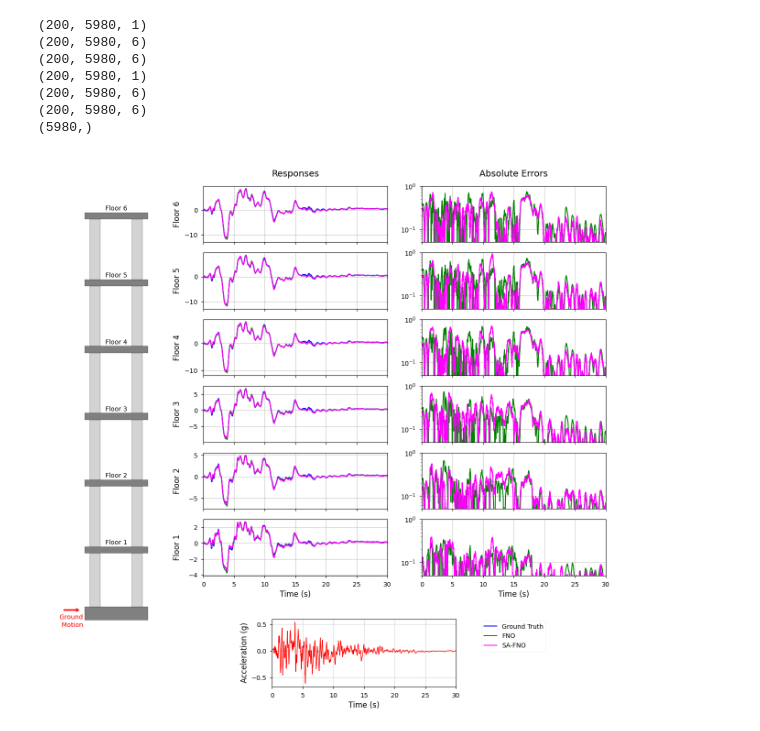
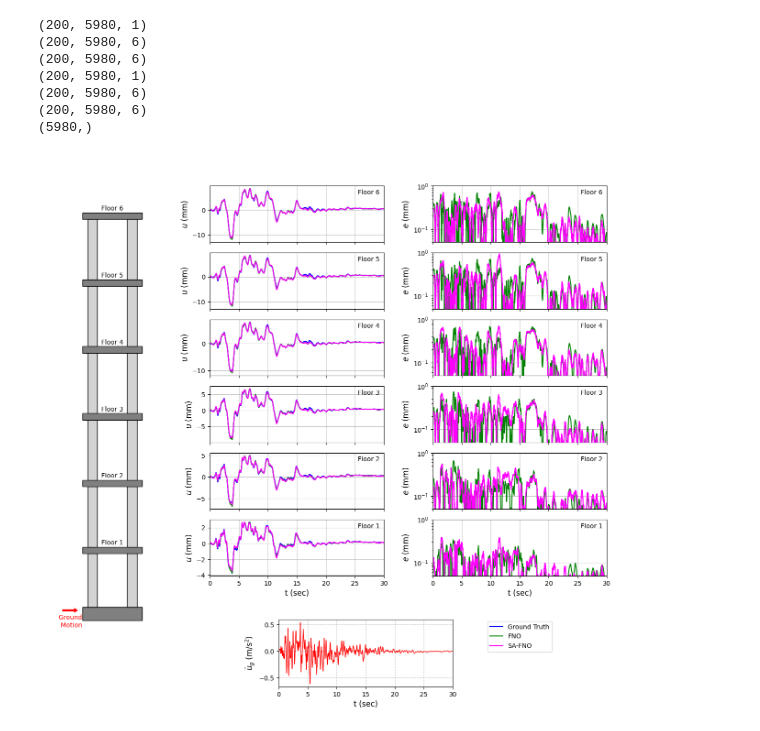
Before and after one commit to Centrum-IntelliPhysics/Neural-Operators-for-Natural-Hazards, a Jupyter notebook: earthquake/plotting_fno_safno.ipynb, the cells around one changed output. Cells and saved outputs as stored; diff of their text form; code cells hidden in the pictures.

```diff
--- a/earthquake/plotting_fno_safno.ipynb
+++ b/earthquake/plotting_fno_safno.ipynb
@@ -34,19 +34,17 @@ import numpy as np
 import matplotlib.pyplot as plt
 from matplotlib.patches import Rectangle, Arrow
 from matplotlib.gridspec import GridSpec
-import sys
 
 t = time
-sam_num = 40 #100
-input_data = input_fno[sam_num,:]
+sam_num = 40  # 100
+input_data = input_fno[sam_num, :]
 
-y_test = target_fno[sam_num,:,:].T
-y_pred_solver1 = prediction_fno[sam_num,:,:].T # FNO
-y_pred_solver2 = prediction_sa_fno[sam_num,:,:].T # SA-FNO
+y_test = target_fno[sam_num, :, :].T
+y_pred_solver1 = prediction_fno[sam_num, :, :].T  # FNO
+y_pred_solver2 = prediction_sa_fno[sam_num, :, :].T  # SA-FNO
 y_solver1_error = np.abs(y_pred_solver1 - y_test)
 y_solver2_error = np.abs(y_pred_solver2 - y_test)
 
-plt.style.use('seaborn-v0_8-paper')
 plt.rcParams.update({
     'font.size': 10,
     'axes.labelsize': 12,
@@ -62,8 +60,7 @@ fig = plt.figure(constrained_layout=False)
 gs = GridSpec(8, 3, width_ratios=[0.8, 1, 1],
               height_ratios=[0.3, 1, 1, 1, 1, 1, 1, 1.2],
               figure=fig)
-# Set tight spacing between subplots
-gs.update(hspace=0.2, wspace=0.2)
+gs.update(hspace=0.2, wspace=0.3)
 
 # Draw building structure
 ax_building = fig.add_subplot(gs[1:, 0])  # Adjusted to account for header row
@@ -72,7 +69,6 @@ floor_heights = np.linspace(0, 6, 7)
 # Adjust ground motion arrow and text
 ax_building.add_patch(Arrow(0, 0.15, 0.15, 0, width=0.10, color='red'))
 ax_building.text(-0.04, -0.1, 'Ground \n Motion', color='red')
-
 
 # Draw floors and columns
 for i in range(len(floor_heights)):
@@ -95,35 +91,35 @@ for i in range(len(floor_heights)):
 
 # Add floor labels between columns
 for i in range(6):
-    floor_num = i+1
+    floor_num = i + 1
     ax_building.text(0.5, floor_heights[i] + 1.16, f'Floor {floor_num}',
-                    horizontalalignment='center', verticalalignment='center')
+                     horizontalalignment='center', verticalalignment='center')
 
 # Set axis limits and turn off axes
 ax_building.set_xlim(-0.2, 1.2)
 ax_building.set_ylim(-0.5, 6.5)
 ax_building.axis('off')
 
-# Add header strips
+# Modified headers
 ax_header1 = fig.add_subplot(gs[0, 1])
 ax_header1.set_facecolor('#f0f0f0')
-ax_header1.text(0.5, 0.1, 'Responses', horizontalalignment='center', verticalalignment='center', fontsize=14)
+#ax_header1.text(0.5, 0.1, 'Responses', horizontalalignment='center', verticalalignment='center', fontsize=14)
 ax_header1.axis('off')
 
 ax_header2 = fig.add_subplot(gs[0, 2])
 ax_header2.set_facecolor('#f0f0f0')
-ax_header2.text(0.5, 0.1, 'Absolute Errors', horizontalalignment='center', verticalalignment='center', fontsize=14)
+#ax_header2.text(0.5, 0.1, 'Absolute Errors', horizontalalignment='center', verticalalignment='center', fontsize=14)
 ax_header2.axis('off')
 
-# Create response plots
-# Floor 0 acceleration plots
+# Modified ground motion plot
 ax0_solver1 = fig.add_subplot(gs[7, 1])
 ax0_solver1.plot(t, input_data, 'red', linewidth=1)
-ax0_solver1.set_ylabel('Acceleration (g)')
-ax0_solver1.set_xlabel('Time (s)')
+ax0_solver1.set_ylabel(r'$\"u_g$ (m/s$^2$)')
+ax0_solver1.set_xlabel('t (sec)')
 ax0_solver1.grid(True, linestyle='--', alpha=0.7)
 ax0_solver1.set_xlim([0, t[-1]])
 
+# Legend subplot
 ax_legend = fig.add_subplot(gs[7, 2])
 ax_legend.plot([], [], '-', color='blue', label='Ground Truth')
 ax_legend.plot([], [], '-', color='green', label='FNO')
@@ -136,50 +132,52 @@ for i in range(6):
     ax_s1 = fig.add_subplot(gs[6-i, 1])
     ax_s1.plot(t, y_test[i], color='blue', linewidth=1.5)
     ax_s1.plot(t, y_pred_solver1[i], '-', color='green', linewidth=1.5)
     ax_s1.plot(t, y_pred_solver2[i], '-', color='magenta', linewidth=1.5)
-    ax_s1.set_ylabel(f'Floor {i+1}')
-    ax_s1.yaxis.set_label_coords(-0.12, 0.5)
+    ax_s1.set_ylabel(r'$u$ (mm)')
+    # Add floor number inside the plot
+    #ax_s1.text(0.02, 0.85, f'Floor {i+1}', transform=ax_s1.transAxes)
+    # Add figure number
+    ax_s1.text(0.85, 0.85, f'Floor {i+1}', transform=ax_s1.transAxes)
     ax_s1.grid(True, linestyle='-', alpha=0.7)
     ax_s1.set_xlim([0, t[-1]])
 
-    # Show x-axis only for Floor 1 errors
-    if i != 0:  # All floors except Floor 1
+    if i != 0:
         ax_s1.set_xticklabels([])
-    else:  # Floor 1
-        ax_s1.set_xlabel('Time (s)')
+    else:
+        ax_s1.set_xlabel('t (sec)')
 
     # Errors
     ax_s2 = fig.add_subplot(gs[6-i, 2])
     ax_s2.plot(t, y_solver1_error[i], '-', color='green', linewidth=1.5, label='FNO')
     ax_s2.plot(t, y_solver2_error[i], '-', color='magenta', linewidth=1.5, label='SA-FNO')
+    ax_s2.set_ylabel(r'$e$ (mm)')
+    ax_s2.text(0.85, 0.85, f'Floor {i+1}', transform=ax_s2.transAxes)
     ax_s2.grid(True, linestyle='-', alpha=0.7)
     ax_s2.set_yscale('log')
     ax_s2.set_xlim([0, t[-1]])
 
-    # Dynamically adjust the y-axis range
     max_error = max(np.max(y_solver1_error[i]), np.max(y_solver2_error[i]))
-    upper_limit = 10 ** np.ceil(np.log10(max_error))  # Ceiling to the next power of 10
-    lower_limit = 5*upper_limit * 10**-2  # Two orders of magnitude smaller
+    upper_limit = 10 ** np.ceil(np.log10(max_error))
+    lower_limit = 5*upper_limit * 10**-2
     ax_s2.set_ylim([lower_limit, upper_limit])
 
-    # Show x-axis only for Floor 1 errors
-    if i != 0:  # All floors except Floor 1
+    if i != 0:
         ax_s2.set_xticklabels([])
-    else:  # Floor 1
-        ax_s2.set_xlabel('Time (s)')
+    else:
+        ax_s2.set_xlabel('t (sec)')
 
-# Adjust the layout to make it more compact
+# Adjust the layout
 plt.subplots_adjust(top=0.95, bottom=0.05, left=0.1, right=0.95)
 
-pos_solver1 = ax0_solver1.get_position()  # Get current position
-ax0_solver1.set_position([pos_solver1.x0 +0.1 , pos_solver1.y0 - 0.06, pos_solver1.width, pos_solver1.height])
-pos_legend = ax_legend.get_position()  # Get current position
+pos_solver1 = ax0_solver1.get_position()
+ax0_solver1.set_position([pos_solver1.x0 +0.1, pos_solver1.y0 - 0.06, pos_solver1.width, pos_solver1.height])
+pos_legend = ax_legend.get_position()
 ax_legend.set_position([pos_legend.x0, pos_legend.y0 - 0.03, pos_legend.width, pos_legend.height])
 
-pos_building = ax_building.get_position()  # Get the current position of the building subplot
-ax_building.set_position([pos_building.x0 + 0.03, pos_building.y0, pos_building.width, pos_building.height])  # Move slightly right
+pos_building = ax_building.get_position()
+ax_building.set_position([pos_building.x0 + 0.03, pos_building.y0, pos_building.width, pos_building.height])
 
 plt.savefig('eq_response_fno_sa-fno.pdf', format='pdf', dpi=300, bbox_inches='tight')
 plt.show()
 # %% [output]
-[figure, old version]
+[figure, new version]
```
Also changed, not shown: 52 other files.
